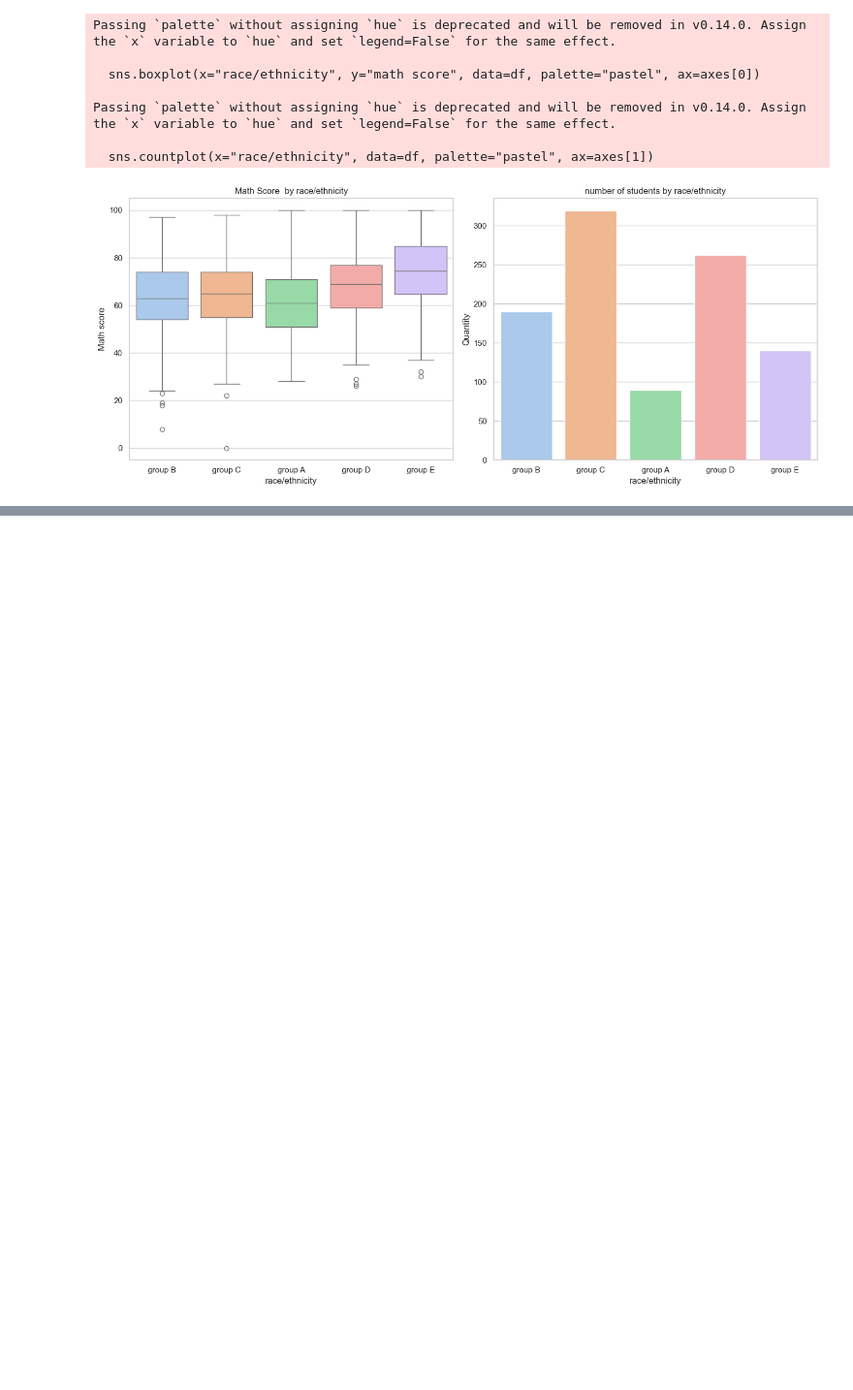
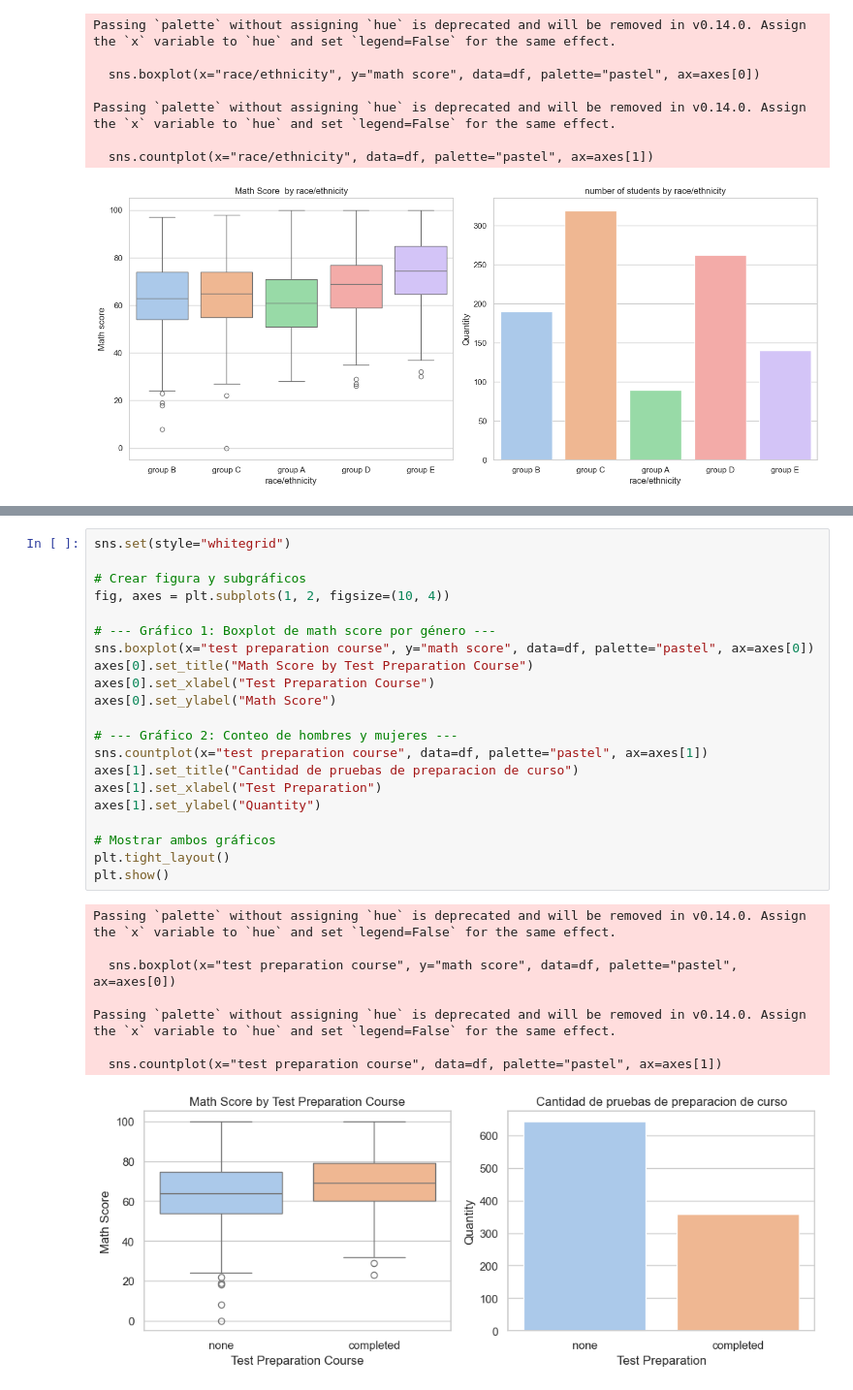
Before and after one commit to Estefania-8/ProyectoIA, a Jupyter notebook: Analisis.ipynb, the cells around one changed output, grey strips where cells are left out. Shown: that part at 97% size. Saved outputs shown, nothing was run; the diff lists cells and outputs as text; blank space fills up the shorter version.

Commit message:
Analisis de graficas nivel de educacion y test de la preparacion del curso

```diff
--- a/Analisis.ipynb
+++ b/Analisis.ipynb
@@ -193,0 +227,30 @@ Passing `palette` without assigning `hue` is deprecated and will be removed in v
+# %%
+sns.set(style="whitegrid")
+
+# Crear figura y subgráficos
+fig, axes = plt.subplots(1, 2, figsize=(10, 4))
+
+# --- Gráfico 1: Boxplot de math score por género ---
+sns.boxplot(x="test preparation course", y="math score", data=df, palette="pastel", ax=axes[0])
+axes[0].set_title("Math Score by Test Preparation Course")
+axes[0].set_xlabel("Test Preparation Course")
+axes[0].set_ylabel("Math Score")
+
+# --- Gráfico 2: Conteo de hombres y mujeres ---
+sns.countplot(x="test preparation course", data=df, palette="pastel", ax=axes[1])
+axes[1].set_title("Cantidad de pruebas de preparacion de curso")
+axes[1].set_xlabel("Test Preparation")
+axes[1].set_ylabel("Quantity")
+
+# Mostrar ambos gráficos
+plt.tight_layout()
+plt.show()
+# %% [output]
+Passing `palette` without assigning `hue` is deprecated and will be removed in v0.14.0. Assign the `x` variable to `hue` and set `legend=False` for the same effect.
+
+  sns.boxplot(x="test preparation course", y="math score", data=df, palette="pastel", ax=axes[0])
+
+Passing `palette` without assigning `hue` is deprecated and will be removed in v0.14.0. Assign the `x` variable to `hue` and set `legend=False` for the same effect.
+
+  sns.countplot(x="test preparation course", data=df, palette="pastel", ax=axes[1])
+[figure, added]
```
Also changed, not shown: parts of 4 cells of this notebook.
